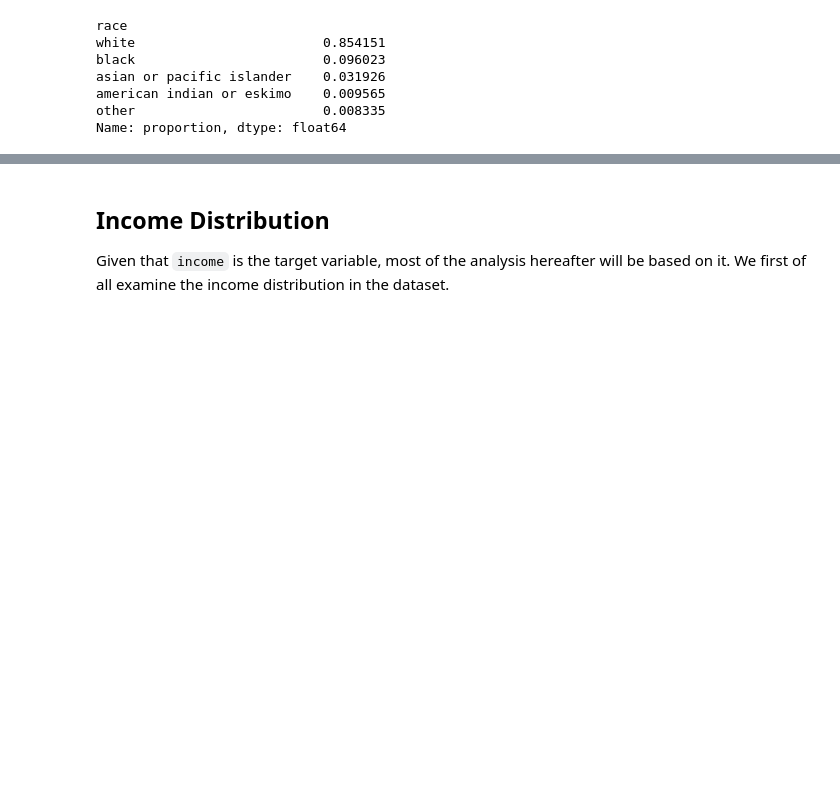
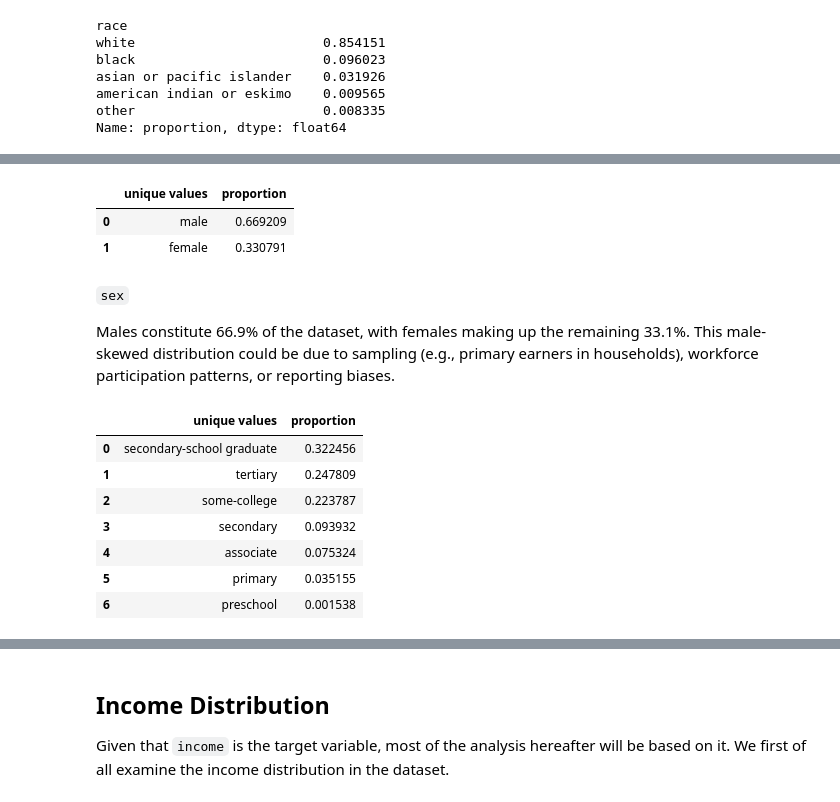
Before and after one commit to NIWENSHUTI/Adult_Income, a Jupyter notebook: notebooks/data_analysis.ipynb, the cells around one changed output, grey strips where cells are left out. Cells and saved outputs as stored; diff of their text form; code cells hidden in the pictures; blank space fills up the shorter version.

```diff
--- a/notebooks/data_analysis.ipynb
+++ b/notebooks/data_analysis.ipynb
@@ -228,0 +197,21 @@ The largest groups are 26–35 and 36–45, followed by 46–60. These three age
+# %%
+adult_df['sex'].value_counts(normalize=True).rename_axis('unique values').reset_index(name='proportion')
+# %% [output]
+|  | unique values | proportion |
+| 0 | male | 0.669209 |
+| 1 | female | 0.330791 |
+# %% [markdown]
+`sex`
+
+Males constitute 66.9% of the dataset, with females making up the remaining 33.1%. This male-skewed distribution could be due to sampling (e.g., primary earners in households), workforce participation patterns, or reporting biases.
+# %%
+adult_df['education_level'].value_counts(normalize=True).rename_axis('unique values').reset_index(name='proportion')
+# %% [output]
+|  | unique values | proportion |
+| 0 | secondary-school graduate | 0.322456 |
+| 1 | tertiary | 0.247809 |
+| 2 | some-college | 0.223787 |
+| 3 | secondary | 0.093932 |
+| 4 | associate | 0.075324 |
+| 5 | primary | 0.035155 |
+| 6 | preschool | 0.001538 |
```
Also changed, not shown: parts of 19 cells of this notebook, 19 other files.
